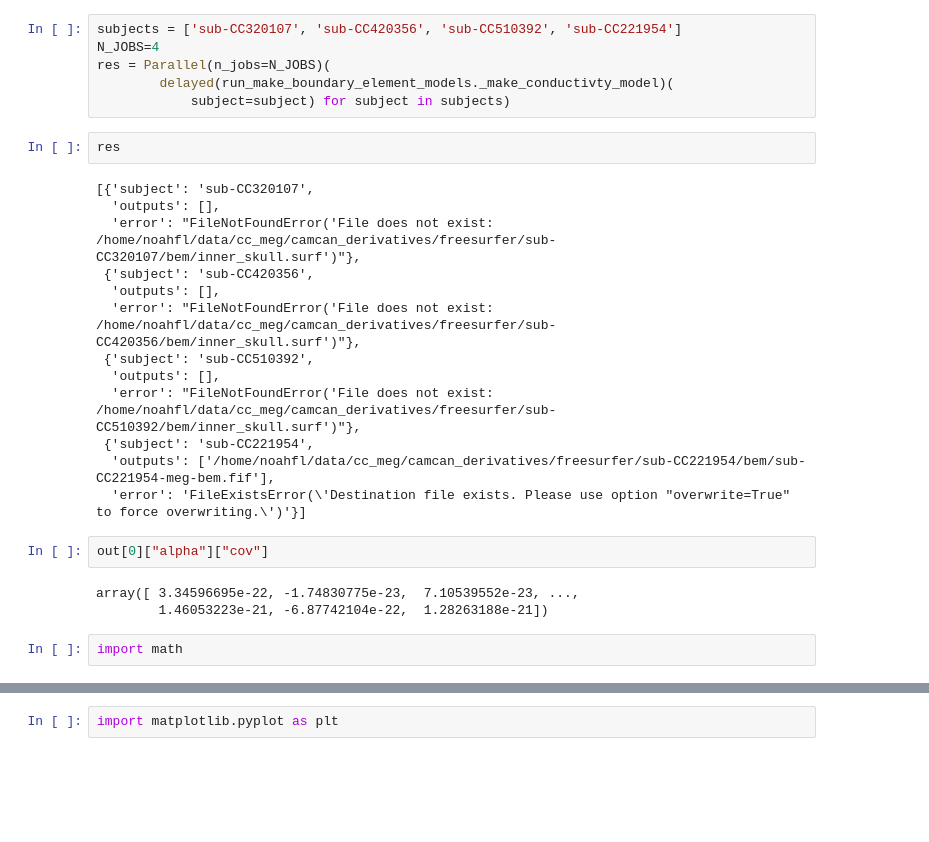
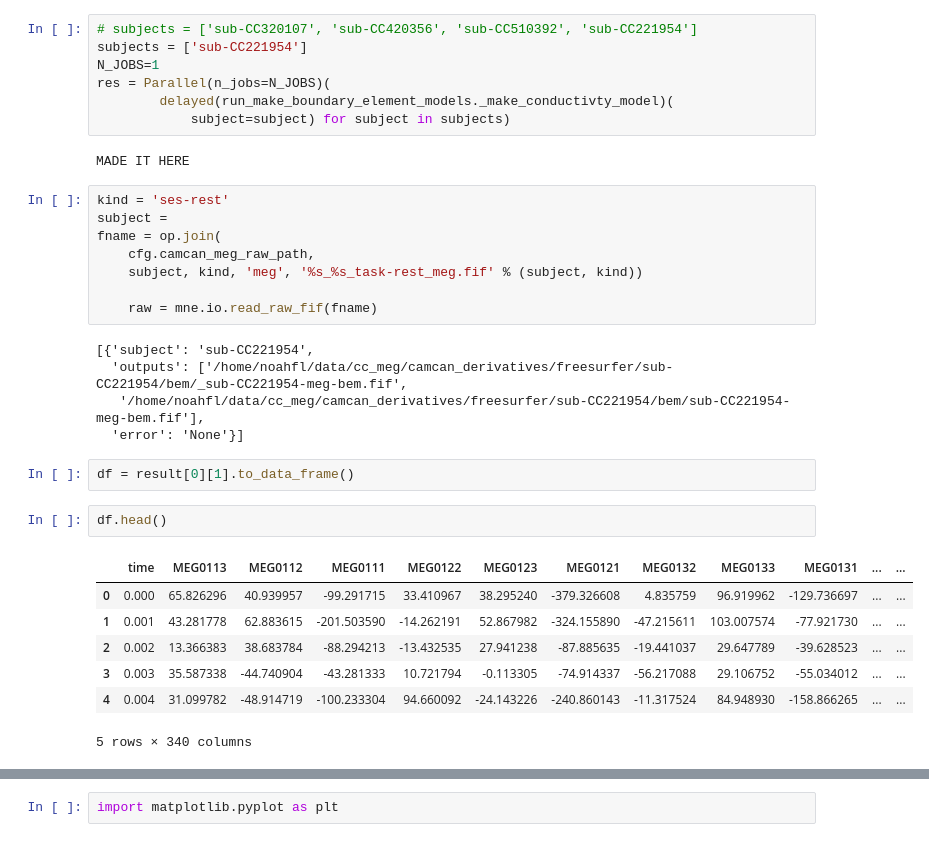
Before and after one commit to McIntosh-Lab/tvb-ccmeg, a Jupyter notebook: meg_feature_extraction/compute_cov_inverse_mne_debug.ipynb, the cells around one changed output, grey strips where cells are left out. Saved outputs shown, nothing was run; the diff lists cells and outputs as text; blank space fills up the shorter version.

```diff
--- a/meg_feature_extraction/compute_cov_inverse_mne_debug.ipynb
+++ b/meg_feature_extraction/compute_cov_inverse_mne_debug.ipynb
@@ -529,29 +535,35 @@ FileNotFoundError: fname does not exist: /home/noahfl/data/cc_meg/camcan_derivat
 # %%
-subjects = ['sub-CC320107', 'sub-CC420356', 'sub-CC510392', 'sub-CC221954']
-N_JOBS=4
+# subjects = ['sub-CC320107', 'sub-CC420356', 'sub-CC510392', 'sub-CC221954']
+subjects = ['sub-CC221954']
+N_JOBS=1
 res = Parallel(n_jobs=N_JOBS)(
         delayed(run_make_boundary_element_models._make_conductivty_model)(
             subject=subject) for subject in subjects)
+# %% [output]
+MADE IT HERE
 # %%
-res
+kind = 'ses-rest'
+subject =
+fname = op.join(
+    cfg.camcan_meg_raw_path,
+    subject, kind, 'meg', '%s_%s_task-rest_meg.fif' % (subject, kind))
+
+    raw = mne.io.read_raw_fif(fname)
 # %% [output]
-[{'subject': 'sub-CC320107',
-  'outputs': [],
-  'error': "FileNotFoundError('File does not exist: /home/noahfl/data/cc_meg/camcan_derivatives/freesurfer/sub-CC320107/bem/inner_skull.surf')"},
- {'subject': 'sub-CC420356',
-  'outputs': [],
-  'error': "FileNotFoundError('File does not exist: /home/noahfl/data/cc_meg/camcan_derivatives/freesurfer/sub-CC420356/bem/inner_skull.surf')"},
- {'subject': 'sub-CC510392',
-  'outputs': [],
-  'error': "FileNotFoundError('File does not exist: /home/noahfl/data/cc_meg/camcan_derivatives/freesurfer/sub-CC510392/bem/inner_skull.surf')"},
- {'subject': 'sub-CC221954',
-  'outputs': ['/home/noahfl/data/cc_meg/camcan_derivatives/freesurfer/sub-CC221954/bem/sub-CC221954-meg-bem.fif'],
-  'error': 'FileExistsError(\'Destination file exists. Please use option "overwrite=True" to force overwriting.\')'}]
+[{'subject': 'sub-CC221954',
+  'outputs': ['/home/noahfl/data/cc_meg/camcan_derivatives/freesurfer/sub-CC221954/bem/_sub-CC221954-meg-bem.fif',
+   '/home/noahfl/data/cc_meg/camcan_derivatives/freesurfer/sub-CC221954/bem/sub-CC221954-meg-bem.fif'],
+  'error': 'None'}]
 # %%
-out[0]["alpha"]["cov"]
+df = result[0][1].to_data_frame()
-# %% [output]
-array([ 3.34596695e-22, -1.74830775e-23,  7.10539552e-23, ...,
-        1.46053223e-21, -6.87742104e-22,  1.28263188e-21])
 # %%
-import math
+df.head()
+# %% [output]
+|  | time | MEG0113 | MEG0112 | MEG0111 | MEG0122 | MEG0123 | MEG0121 | MEG0132 | MEG0133 | MEG0131 | ... | ... |
+| 0 | 0.000 | 65.826296 | 40.939957 | -99.291715 | 33.410967 | 38.295240 | -379.326608 | 4.835759 | 96.919962 | -129.736697 | ... | ... |
+| 1 | 0.001 | 43.281778 | 62.883615 | -201.503590 | -14.262191 | 52.867982 | -324.155890 | -47.215611 | 103.007574 | -77.921730 | ... | ... |
+| 2 | 0.002 | 13.366383 | 38.683784 | -88.294213 | -13.432535 | 27.941238 | -87.885635 | -19.441037 | 29.647789 | -39.628523 | ... | ... |
+| 3 | 0.003 | 35.587338 | -44.740904 | -43.281333 | 10.721794 | -0.113305 | -74.914337 | -56.217088 | 29.106752 | -55.034012 | ... | ... |
+| 4 | 0.004 | 31.099782 | -48.914719 | -100.233304 | 94.660092 | -24.143226 | -240.860143 | -11.317524 | 84.948930 | -158.866265 | ... | ... |
+5 rows × 340 columns
 # %%
```
Also changed, not shown: parts of 3 cells of this notebook.
